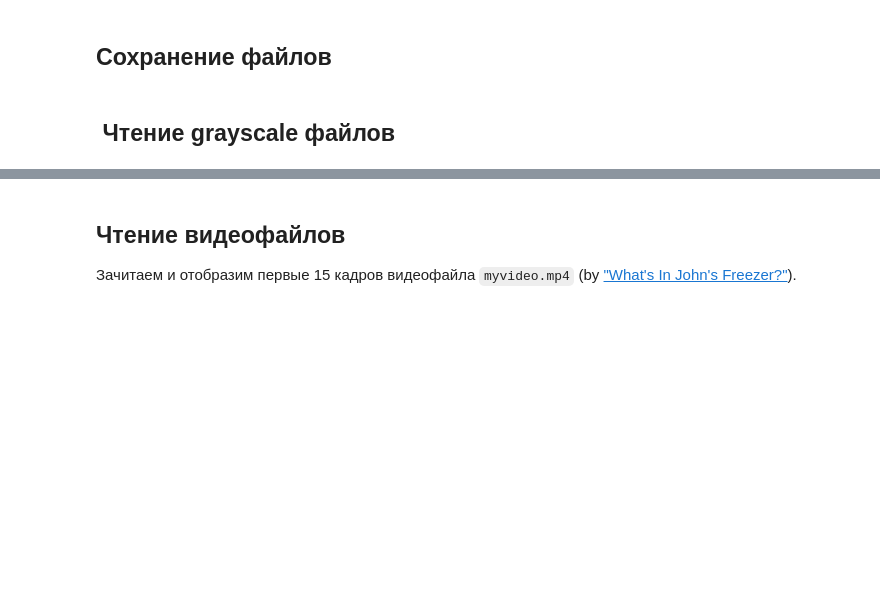
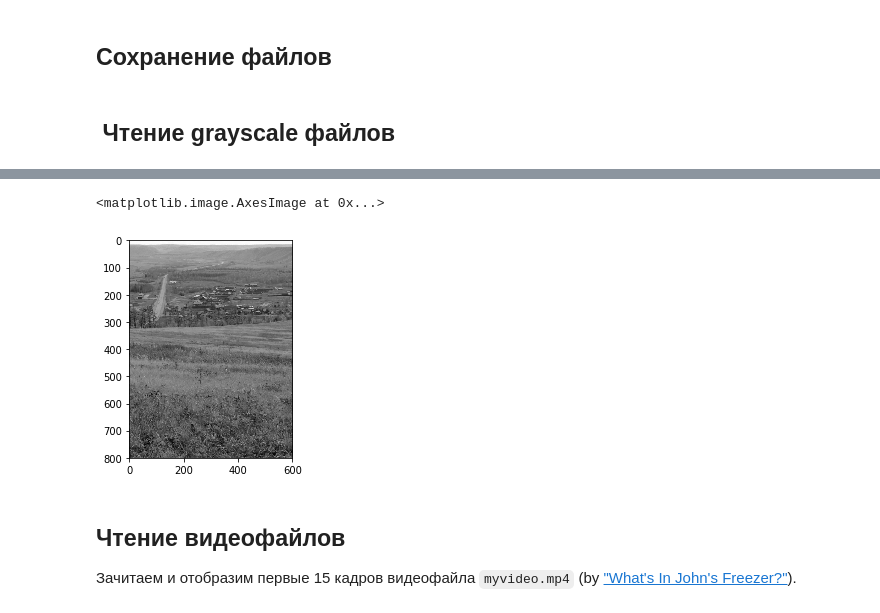
Before and after one commit to av-pavlov/imglearn, a Jupyter notebook: e01-opencv-basics/e01.ipynb, the cells around one changed output, grey strips where cells are left out. Saved outputs shown, nothing was run; the diff lists cells and outputs as text; code cells hidden in the pictures; blank space fills up the shorter version.

```diff
--- a/e01-opencv-basics/e01.ipynb
+++ b/e01-opencv-basics/e01.ipynb
@@ -45,3 +56,8 @@ im3.shape
+# %%
+plt.imshow(im3, cmap='gray')
+# %% [output]
+<matplotlib.image.AxesImage at 0x...>
+[figure, added]
 # %% [markdown]
 ## Чтение видеофайлов
 
```
Also changed, not shown: parts of 14 cells of this notebook, 1 other file.
